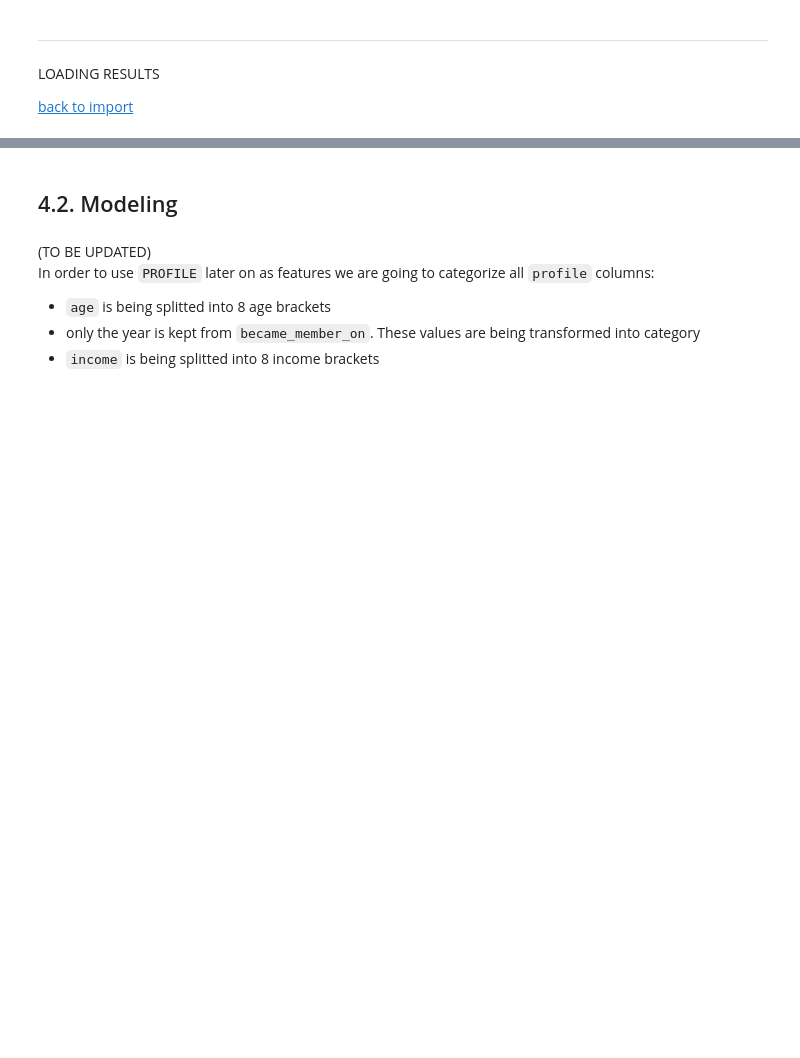
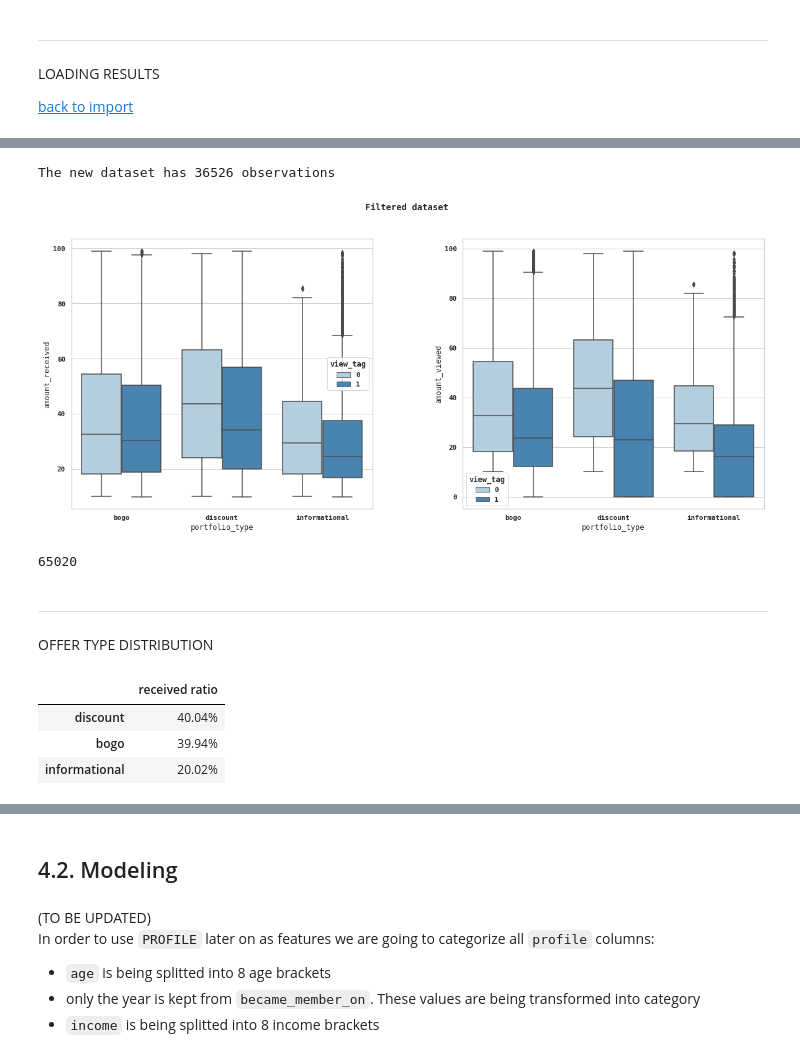
Before and after one commit to 6one2/StarbucksChallenge, a Jupyter notebook: devStarbucks.ipynb, the cells around one changed output, grey strips where cells are left out. Cells and saved outputs as stored; diff of their text form; code cells hidden in the pictures; blank space fills up the shorter version.

Commit message:
create spending ratio

```diff
--- a/devStarbucks.ipynb
+++ b/devStarbucks.ipynb
@@ -437,0 +656,3 @@ RES_copy.head()
+# %%
+des_stats = RES.describe()
+des_stats
@@ -437,0 +691,51 @@ RES_copy.head()
+# %%
+cols = ['amount_received', 'amount_viewed']
+
+subdf = RES.copy()
+
+# remove low total_spending at q1
+q1 = des_stats[cols[0]]['25%']
+q3 = des_stats[cols[0]]['75%']
+iqr = q3-q1
+low = 10
+up = q3 + (1.5 * iqr)
+str_expr = f'@low < {cols[0]} < @up'
+subdf = subdf.query(str_expr)
+
+print(f'The new dataset has {len(subdf)} observations\n')
+
+f, ax = plt.subplots(nrows=1, ncols=2, figsize=(20, 8))
+f.suptitle("Filtered dataset", fontsize=14, fontweight='bold')
+plt.subplots_adjust(wspace=0.3)
+win=0
+
+for i in cols:
+    sns.boxplot(
+        data=subdf,
+        x='portfolio_type',
+        y=i,
+        ax=ax[win],
+        palette='Blues',
+        hue='view_tag',
+        order=['bogo', 'discount', 'informational']
+    )
+    win += 1
+# %% [output]
+The new dataset has 36526 observations
+[figure, added]
+# %%
+len(RES)
+# %% [output]
+65020
+# %% [markdown]
+___
+OFFER TYPE DISTRIBUTION
+# %%
+offer_distribution = RES['portfolio_type'].value_counts(normalize=True)
+offer_distribution = offer_distribution.to_frame(name="received ratio")
+offer_distribution.style.format({'received ratio':"{:.2%}"})
+# %% [output]
+|  | received ratio |
+| discount | 40.04% |
+| bogo | 39.94% |
+| informational | 20.02% |
```
Also changed, not shown: parts of 48 cells of this notebook, 1 other file.
